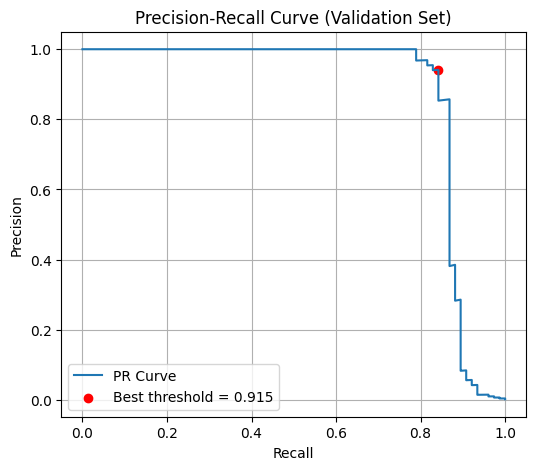
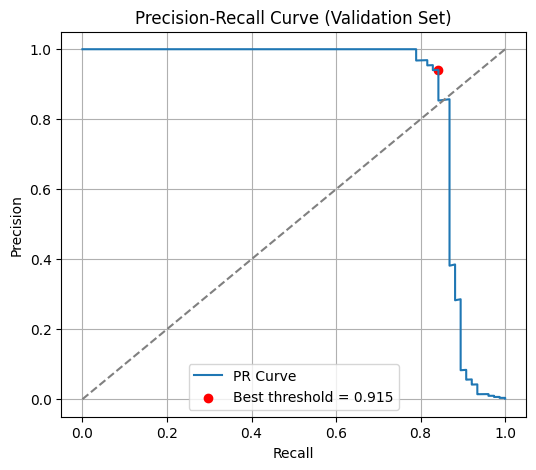
Unified diff of the notebook cell whose output changed from the first chart to the second:
--- before
+++ after
@@ -1,5 +1,7 @@
 plt.figure(figsize=(6,5))
+
 plt.plot(recall, precision, label="PR Curve")
 
+# Best threshold point
 plt.scatter(
     recall[best_idx],
@@ -9,4 +11,8 @@
 )
 
+# y = x line (reference only)
+x = np.linspace(0, 1, 100)
+plt.plot(x, x, linestyle="--", color="gray")
+
 plt.xlabel("Recall")
 plt.ylabel("Precision")

Commit: better pr-curve